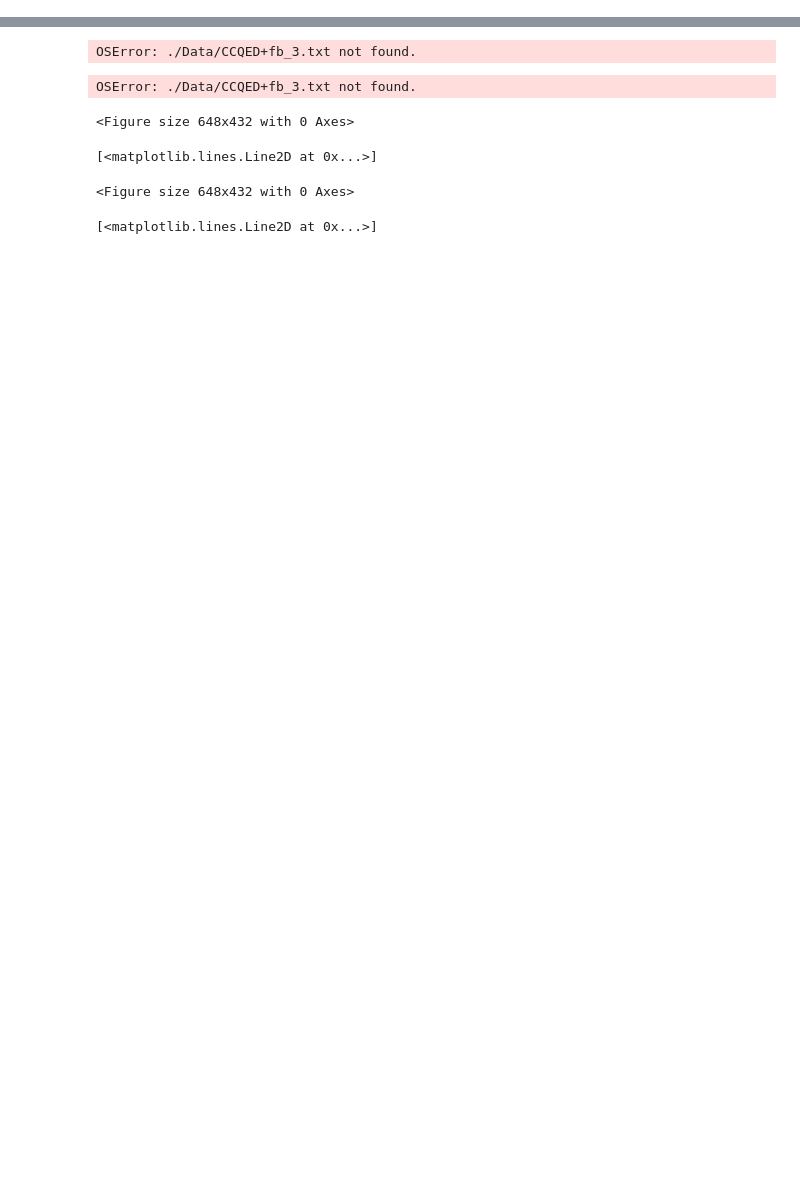
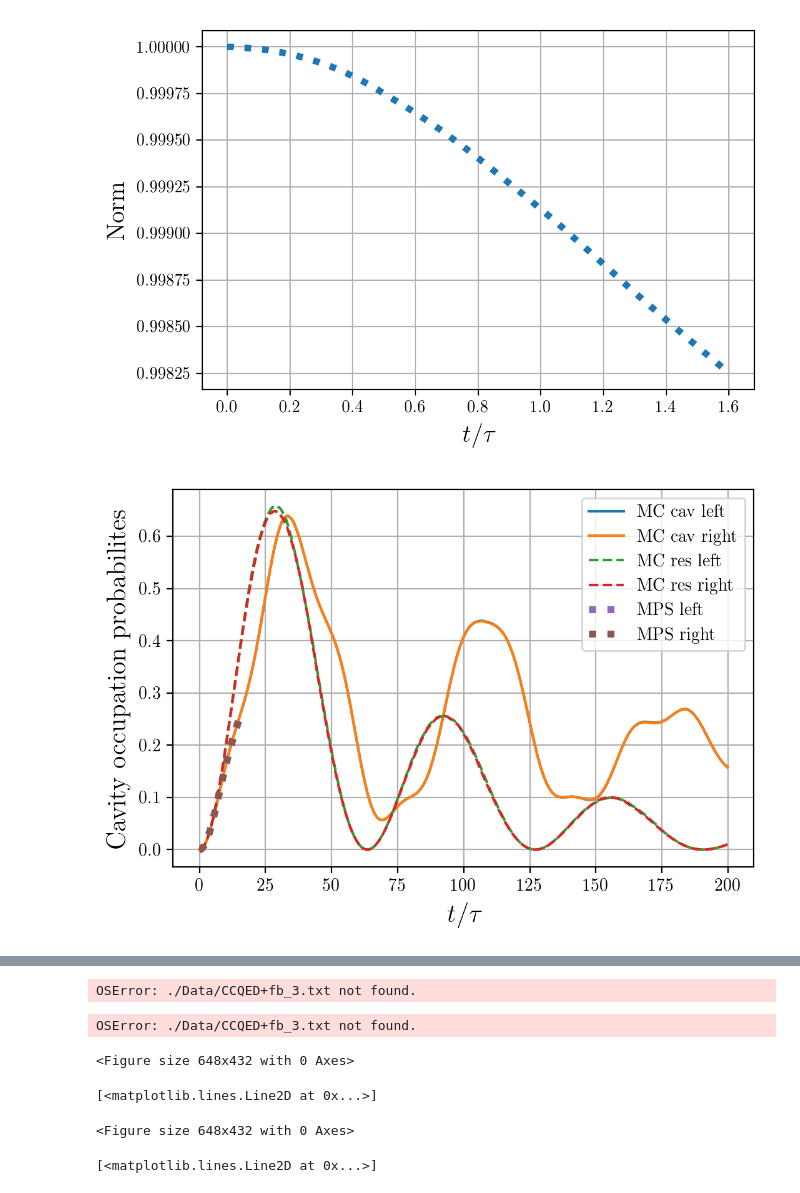
Before and after one commit to nemetniki/Kerr, a Jupyter notebook: ccqed+fb_tensor/CCQED_MPS.ipynb, the cells around one changed output, grey strips where cells are left out. Drawn from its saved outputs; the diff is of its cells as text; code cells hidden in the pictures; blank space fills up the shorter version.

```diff
--- a/ccqed+fb_tensor/CCQED_MPS.ipynb
+++ b/ccqed+fb_tensor/CCQED_MPS.ipynb
@@ -8,13 +8,13 @@ import numpy as np
 import scipy as sc
 
 mpl.rc('font',family='FreeSerif')
-mpl.rc('xtick',labelsize=20)
-mpl.rc('ytick',labelsize=20)
+#mpl.rc('xtick',labelsize=20)
+#mpl.rc('ytick',labelsize=20)
 mpl.rc('text', usetex=True)
 from __future__ import print_function
 from ipywidgets import interact, interactive, fixed, interact_manual
 import ipywidgets as widgets
-labfont  = {'fontname':'FreeSerif','fontsize':30}
+labfont  = {'fontname':'FreeSerif','fontsize':15}
 titlefont  = {'fontname':'FreeSerif','fontsize':40}
 colors={'red':(241/255.,88/255.,84/255.),\
         'orange':(250/255.,164/255.,58/255.),\
@@ -65,0 +35,65 @@ OSError: ../Data/CCQED_MC100_diss.txt not found.
+# %%
+%matplotlib inline
+import numpy as np
+import matplotlib.pyplot as plt
+
+num = 105
+diss=True
+
+Data = np.zeros((82,8))
+Data[:,:] = np.genfromtxt('../Data/CCQED+fb_%d.txt'%num)
+Data2 = np.zeros((1001,6))
+Data2[:,:] = np.genfromtxt('../Data/CCQED_MC%d.txt'%num)
+
+if diss:
+    Data3 = np.zeros((1001,5))
+    Data3[:,:] = np.genfromtxt('../Data/CCQED_MC%d_diss.txt'%num)
+fig0 = plt.figure(dpi=200)
+ax0 = fig0.add_subplot(111)
+ax0.grid(True)
+_=ax0.set_xlabel("$t/\\tau$",**labfont)
+_=ax0.set_ylabel("Norm",**labfont)
+_=ax0.plot(Data[:-1,0],Data[:-1,1],ls=":",lw=4)
+fig0.savefig("../Pictures/lin_ccqed/%d_norm.png"%num)
+
+tau = 0.1
+
+fig1 = plt.figure(dpi=200)
+ax1 = fig1.add_subplot(111)
+_=ax1.set_xlabel("$t/\\tau$",**labfont)
+_=ax1.set_ylabel("Cavity occupation probabilites",**labfont)
+_=ax1.plot(Data2[:-1,0]/tau,Data2[:-1,3],label="MC cav left")
+_=ax1.plot(Data2[:-1,0]/tau,Data2[:-1,4],label="MC cav right")
+if diss:
+    _=ax1.plot(Data3[:-1,0]/tau,Data3[:-1,3],label="MC res left",ls="--")
+    _=ax1.plot(Data3[:-1,0]/tau,Data3[:-1,4],label="MC res right",ls="--")
+ax1.grid(True)
+_=ax1.plot(Data[:-1,0]/tau,Data[:-1,4],ls=":",lw=4,label="MPS left")
+_=ax1.plot(Data[:-1,0]/tau,Data[:-1,5],ls=":",lw=4,label="MPS right")
+_=ax1.legend()
+fig1.savefig("../Pictures/lin_ccqed/%d_cav.png"%num)
+
+fig2 = plt.figure(dpi=200)
+ax2 = fig2.add_subplot(111)
+_=ax2.set_xlabel("$t/\\tau$",**labfont)
+_=ax2.set_ylabel("Atomic excitation probabilites",**labfont)
+_=ax2.plot(Data2[:-1,0]/tau,Data2[:-1,1],label="MC cav left")
+_=ax2.plot(Data2[:-1,0]/tau,Data2[:-1,2],label="MC cav right")
+if diss:
+    _=ax2.plot(Data3[:-1,0]/tau,Data3[:-1,1],label="MC res left",ls="--")
+    _=ax2.plot(Data3[:-1,0]/tau,Data3[:-1,2],label="MC res right",ls="--")
+ax2.grid(True)
+_=ax2.plot(Data[:-1,0]/tau,Data[:-1,2],ls=":",lw=4,label="MPS left")
+_=ax2.plot(Data[:-1,0]/tau,Data[:-1,3],ls=":",lw=4,label="MPS right")
+_=ax2.legend()
+fig2.savefig("../Pictures/lin_ccqed/%d_tls.png"%num)
+
+fig3 = plt.figure(dpi=200)
+ax3 = fig3.add_subplot(111)
+_=ax3.set_xlabel("$t/\\tau$",**labfont)
+_=ax3.set_ylabel("$g^{(2)}(t)$",**labfont)
+_=ax3.plot(Data[:-1,0]/tau,Data[:-1,6],ls=":",lw=4)
+_=ax3.plot(Data[:-1,0]/tau,Data[:-1,7],ls=":",lw=4)
+# %% [output]
+[figure, added]
+[figure, added]
```
Also changed, not shown: parts of 3 cells of this notebook, 43 other files.
